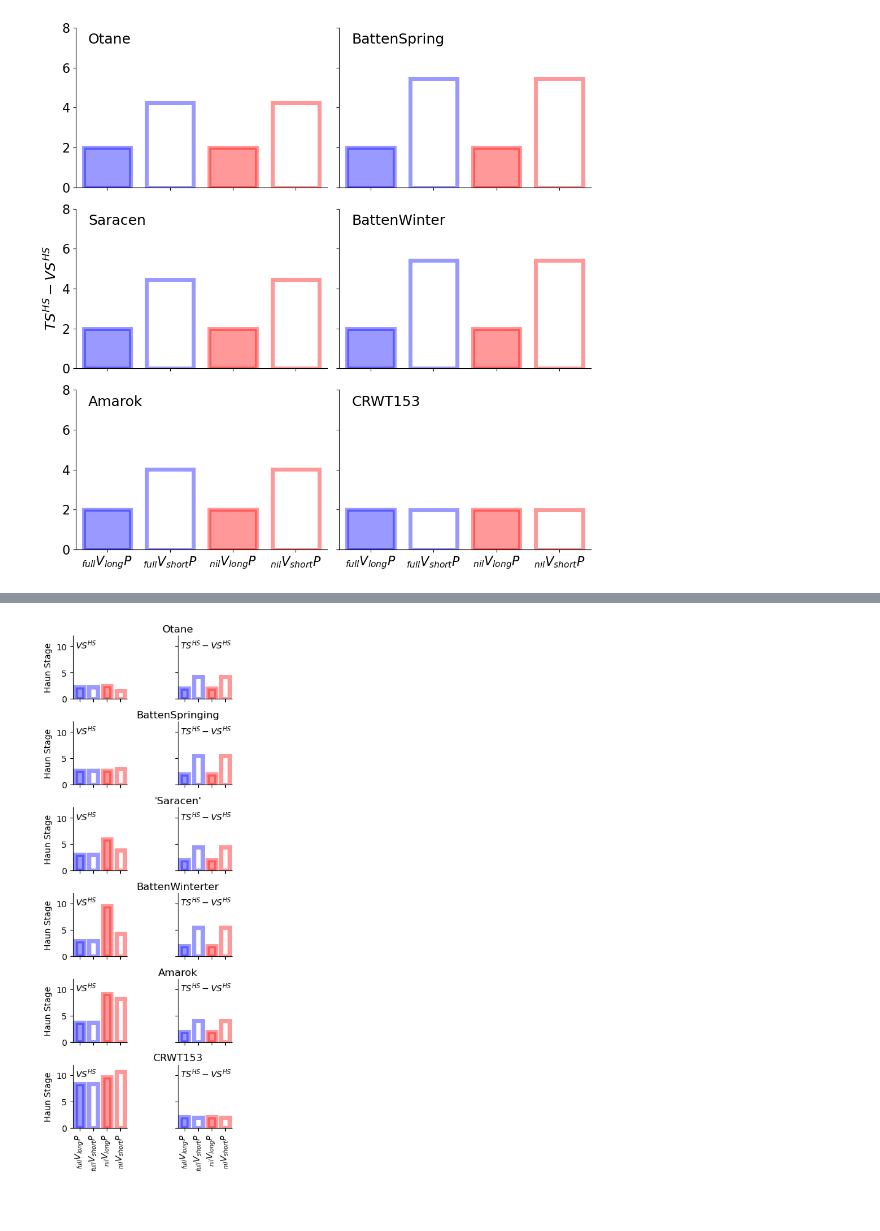
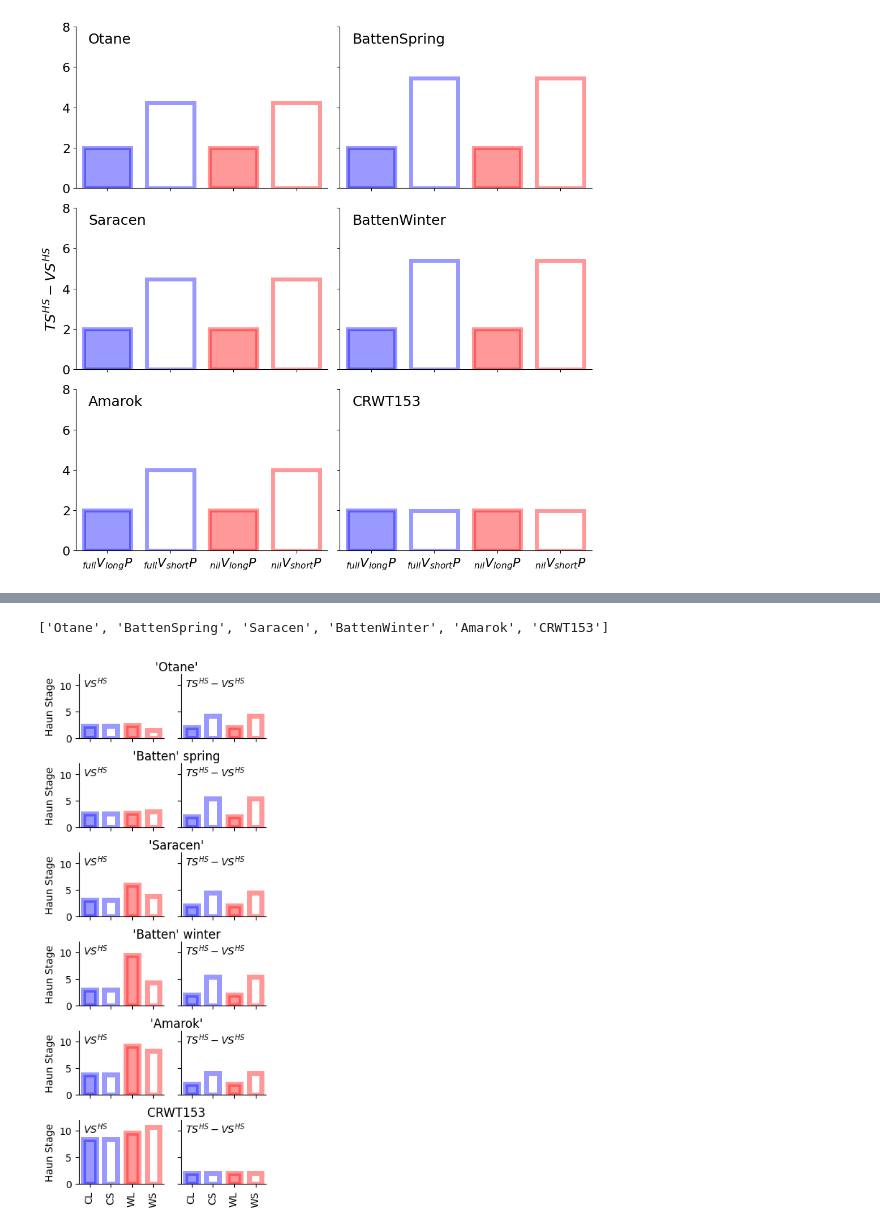
Before and after one commit to HamishBrownPFR/CAMP, a Jupyter notebook: DataAnalysis/LincolnCEAnalysis.ipynb, the cells around one changed output, grey strips where cells are left out. Cells and saved outputs as stored; diff of their text form; code cells hidden in the pictures.

```diff
--- a/DataAnalysis/LincolnCEAnalysis.ipynb
+++ b/DataAnalysis/LincolnCEAnalysis.ipynb
@@ -62,8 +74,8 @@ Data.loc[('YES',16,'Nil','CRWT153',240),'HS'][1:3] = np.nan
 ## Calculate Final leaf number and total organ number
 # %%
 PhenoStages = pd.DataFrame()
-PhenoStages.loc[:,'FLN'] = Data.loc['YES',:].mean(axis=0,level=['PhotoP','Vern','Cult']).loc[:,'HS']
-PhenoStages.loc[:,'TON'] = Data.loc['YES',:].mean(axis=0,level=['PhotoP','Vern','Cult']).loc[:,'PN']
+PhenoStages.loc[:,'FLN'] = Data.loc['YES',:].groupby(axis=0,level=['PhotoP','Vern','Cult']).mean('numeric_only').loc[:,'HS']
+PhenoStages.loc[:,'TON'] = Data.loc['YES',:].groupby(axis=0,level=['PhotoP','Vern','Cult']).mean('numeric_only').loc[:,'PN']
 PhenoStages.loc[:,'SN'] = PhenoStages.loc[:,'TON'].subtract(PhenoStages.loc[:,'FLN'])
 # %%
 PhenoStages
@@ -113,7 +125,7 @@ Fig.patch.set_facecolor('white')
 # %% [output]
 [figure]
 # %%
-CultNames = pd.DataFrame(index = Cultivars,columns=['Name'],data=["Otane","BattenSpringing","'Saracen'","BattenWinterter","Amarok",'CRWT153'])
+CultNames = pd.DataFrame(index = Cultivars,columns=['Name'],data=["'Otane'","'Batten' spring","'Saracen'","'Batten' winter","'Amarok'",'CRWT153'])
 
 AllFLNData = Data.loc['YES',:].HS.reset_index().drop(['Date','Sample'],axis=1)
 
@@ -155,7 +167,7 @@ for cult in Cultivars:
         plt.tick_params(axis='y', which='both', left=True,right=False, labelleft=False)
     else:
         plt.tick_params(axis='y', which='both', left=True,right=False, labelleft=True)
-    plt.text(0.05,0.95,cult,transform=Axis.transAxes)
+    plt.text(0.05,0.95,CultNames.loc[cult,'Name'],transform=Axis.transAxes)
     Pos +=1
 plt.tight_layout()
 #Fig.savefig('C:\\Users\\cflhxb\\Dropbox\\WheatFlowering\\Fig3.jpg',format='jpg',dpi=300)
@@ -260,5 +323,5 @@ PhenologyTraits
 # %%
-PhenologyTraits.columns = ['MLN','PPS','p $^PS$','CVS','p $^{CV}S$','SDVS','p $^{SDV}S$']
+PhenologyTraits.columns = ['MLN','PPS','p ^PS','CVS','p ^{CV}S','SDVS','p ^{SDV}S']
 # %% [markdown]
 ## Graph spikelet number to find patterns
 # %%
@@ -441,8 +504,8 @@ PhenoStages.to_csv('.\ProcessedData\PhenoStages.csv',header=True)
 # %%
 Index = pd.MultiIndex.from_product([Photoperiods,Vernalisations],names = ['Photoperiod','Vernalisation'])
 colors = pd.DataFrame(index = Index, columns = ['mec','mfc','alpha'],
-            data=np.transpose([['b','r','b','r'],['b','r','w','w'],[0.3,0.3,0.6,0.6]]))
-PpSymbols = pd.DataFrame(index = Photoperiods,columns=['Name'],data=['$_{long}P$','$_{short}P$'])
+            data=np.transpose([['b','r','b','r'],['b','r','w','w'],[0.2,0.2,0.5,0.5]]))
+PpSymbols = pd.DataFrame(index = Photoperiods,columns=['Name'],data=['$(L)$','$(S)$'])
 colors.alpha = pd.to_numeric(colors.alpha)
 Fig = plt.figure(figsize=(6.92,6.92))
 Position = 1
@@ -463,7 +526,17 @@ for Cultivar in Cultivars:
                      markersize=3, label= str(Pp) + ' ' + Vern)
             plt.plot(PhenoStages.loc[(Pp,Vern,Cultivar),'FLN'],
                      PhenoStages.loc[(Pp,Vern,Cultivar),'TON'],
-                     'o',mec = colors.loc[(Pp,Vern),'mec'],
+                     's',mec = colors.loc[(Pp,Vern),'mec'],
+                     mfc = colors.loc[(Pp,Vern),'mfc'],
+                     alpha=1.0,markersize=7,mew=2, label = '_nolegend_')
+            plt.plot(PhenoStages.loc[(Pp,Vern,Cultivar),'HSFI'],
+                     PhenoStages.loc[(Pp,Vern,Cultivar),'ONFI'],
+                     '^',mec = colors.loc[(Pp,Vern),'mec'],
+                     mfc = colors.loc[(Pp,Vern),'mfc'],
+                     alpha=1.0,markersize=7,mew=2, label = '_nolegend_')
+            plt.plot(PhenoStages.loc[(Pp,Vern,Cultivar),'HSTS'],
+                     PhenoStages.loc[(Pp,Vern,Cultivar),'TON'],
+                     'v',mec = colors.loc[(Pp,Vern),'mec'],
                      mfc = colors.loc[(Pp,Vern),'mfc'],
                      alpha=1.0,markersize=7,mew=2, label = '_nolegend_')
             #plt.legend(loc=4, fontsize=20)
@@ -586,3 +680,7 @@ Fig.patch.set_facecolor('white')
+# %%
+Cultivars
+# %% [output]
+['Otane', 'BattenSpring', 'Saracen', 'BattenWinter', 'Amarok', 'CRWT153']
 # %%
 PhenoStages.loc[:,['HSFI','FITS']]
 AllFLNData = Data.loc['YES',:].HS.reset_index().drop(['Date','Sample'],axis=1)
@@ -595,35 +693,35 @@ Vernalisations = ['Full','Nil']
 
 Pos = 1
 for cult in Cultivars:
     for var in ['HSFI','FITS']:
         Axis = Fig.add_subplot(6,2,Pos)
         plt.bar(ind, PhenoStages.loc[[(16,'Full',cult),(8,'Full',cult),(16,'Nil',cult),(8,'Nil',cult)],var],
                 width,# align='edge',
                 edgecolor=['b','b','r','r'], color = ['b','w','r','w'],
                 linewidth=5,alpha=0.4)
         plt.tick_params(labelsize=10)
         plt.ylim(0,12)
         Axis.spines['right'].set_visible(False)
         Axis.spines['top'].set_visible(False)
         CultName = CultNames.loc[cult,'Name']
         if Pos % 2 == 0:
             plt.tick_params(axis='y', which='both', left=True,right=False, labelleft=False)
-            plt.text(0,1.06,CultName,
-                     horizontalalignment='center',transform=Axis.transAxes,fontsize=12)
             plt.text(.05,.8,'$TS^{HS}-VS^{HS}$',transform=Axis.transAxes,fontsize=10)
         else:
             plt.ylabel('Haun Stage')
             plt.text(.05,.8,'$VS^{HS}$',transform=Axis.transAxes,fontsize=10)
+            plt.text(1.06,1.06,"    "+CultName,
+                     horizontalalignment='center',transform=Axis.transAxes,fontsize=12)
         if Pos <11:
             plt.tick_params(axis='x', which='both', bottom=True,top=False, labelbottom=False)
             plt.xticks(ind)
         else:
-            plt.xticks(ind,['$_{full}V_{long}P$','$_{full}V_{short}P$', '$_{nil}V_{long}P$', '$_{nil}V_{short}P$'],rotation=90)
+            plt.xticks(ind,['CL','CS', 'WL', 'WS'],rotation=90)
         plt.xlim(-0.5,3.5)
         plt.subplots_adjust(hspace=0.4)
         Pos +=1
-plt.tight_layout()
+#plt.tight_layout()
 #Fig.savefig('C:\\Users\\cflhxb\\Dropbox\\WheatFlowering\\Fig6.jpg',pad_inches=10,dpi=300)
 Fig.patch.set_facecolor('white')
 # %% [output]
-[figure, old version]
+[figure, new version]
```
Also changed, not shown: parts of 10 cells of this notebook, 16 other files.
